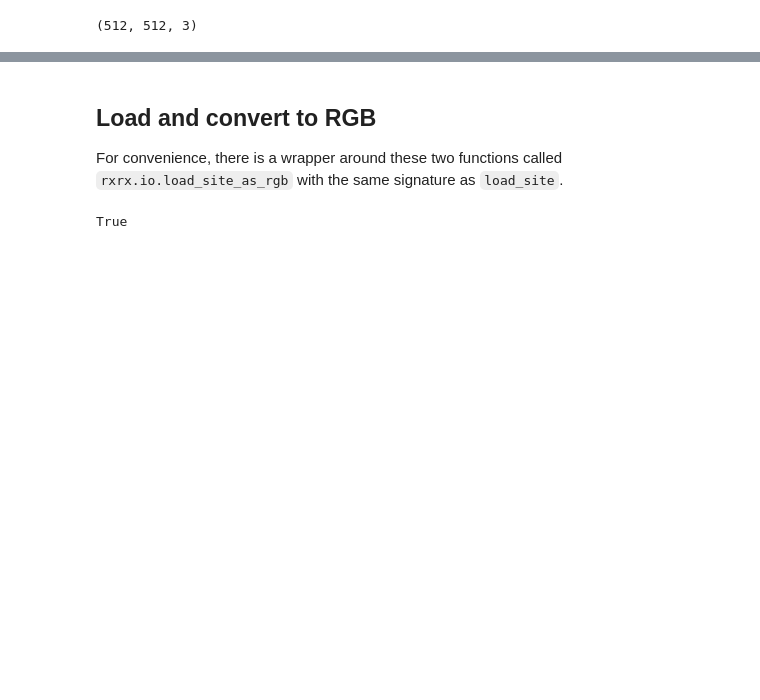
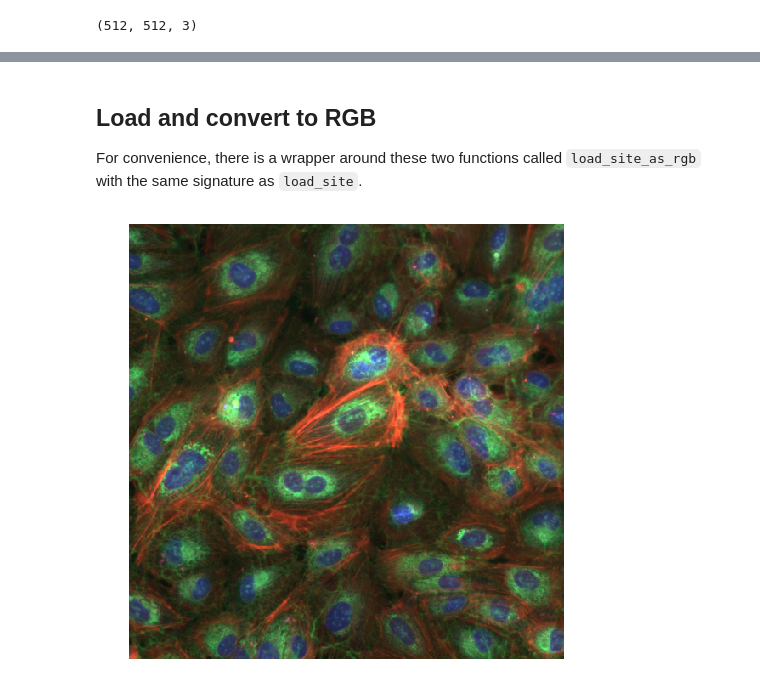
Before and after one commit to recursionpharma/rxrx1-utils, a Jupyter notebook: notebooks/visualization.ipynb, the cells around one changed output, grey strips where cells are left out. Drawn from its saved outputs; the diff is of its cells as text; code cells hidden in the pictures; blank space fills up the shorter version.

```diff
--- a/notebooks/visualization.ipynb
+++ b/notebooks/visualization.ipynb
@@ -67,10 +65,13 @@ _ = plt.imshow(x)
 # %% [markdown]
 ## Load and convert to RGB
 
-For convenience, there is a wrapper around these two functions called `rxrx.io.load_site_as_rgb` with the same signature as `load_site`.
+For convenience, there is a wrapper around these two functions called `load_site_as_rgb` with the same signature as `load_site`.
-# %%
-y = io.load_site_as_rgb('train', 'RPE-05', 3, 'D19', 2)
-
-np.array_equal(x, y)
-# %% [output]
-True
+# %%
+y = rio.load_site_as_rgb('train', 'HUVEC-08', 4, 'K09', 1)
+
+plt.figure(figsize=(8, 8))
+plt.axis('off')
+
+_ = plt.imshow(y)
+# %% [output]
+[figure, added]
```
Also changed, not shown: parts of 19 cells of this notebook.
